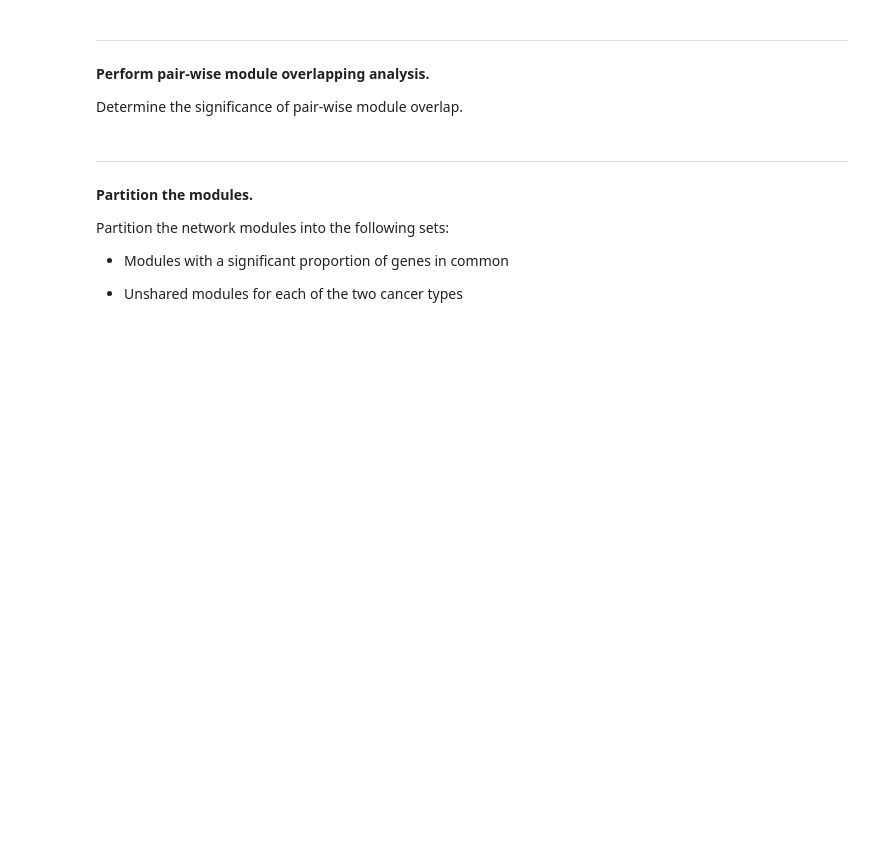
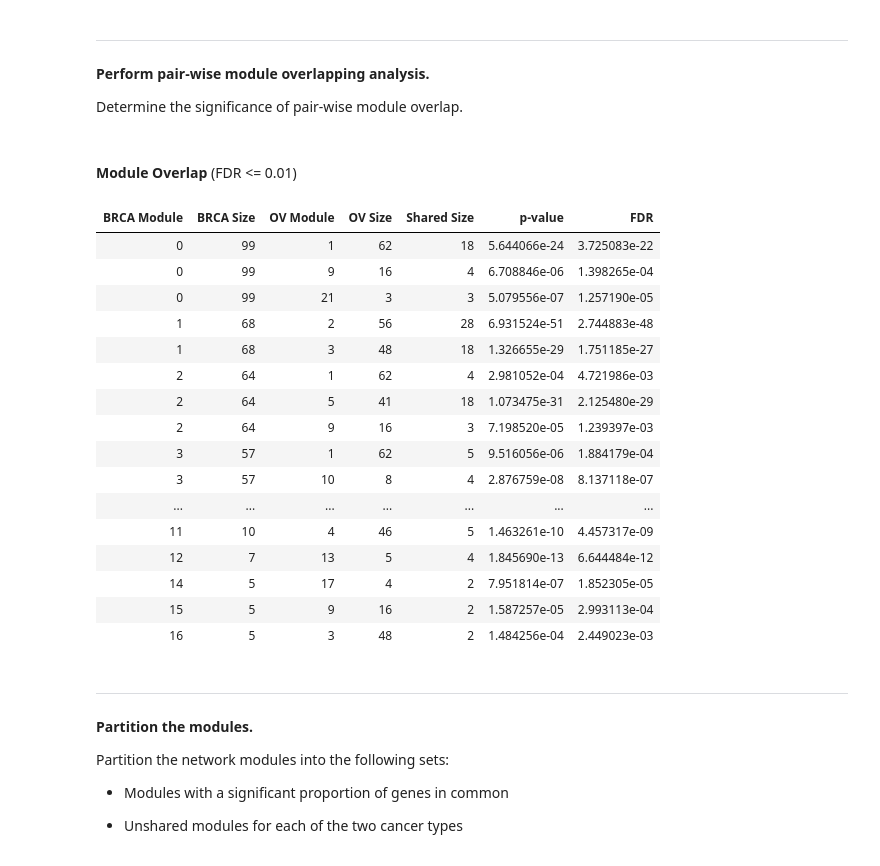
Before and after one commit to Niveda-S/workflows, a Jupyter notebook: CytoscapeReactomeFI.ipynb, the cells around one changed output. Cells and saved outputs as stored; diff of their text form; code cells hidden in the pictures; blank space fills up the shorter version.

Commit message:
minor editing related cancer-specific module checking

```diff
--- a/CytoscapeReactomeFI.ipynb
+++ b/CytoscapeReactomeFI.ipynb
@@ -692,16 +706,35 @@ Determine the significance of pair-wise module overlap.
 # %%
 # The analysis input.
 inputs = {'BRCA': brca_df, 'OV': ov_df}
 
 # Discover modules with significant overlap.
 # Reset the options below to change the number of modules.
 module_opts = dict(max_module_count=20, min_module_size=3)
 overlap_df = discover_overlap(BACKGROUND_GENE_CNT, inputs, **module_opts)
 
 # Make a data frame suitable for printing.
 # Reset the FDR *cutoff* to limit the number of modules
 # printed, or set to None to print all modules.
-print_overlap(overlap_df, cutoff=.0001)
+print_overlap(overlap_df, cutoff=.01)
+# %% [output]
+Module Overlap (FDR <= 0.01)
+| BRCA Module | BRCA Size | OV Module | OV Size | Shared Size | p-value | FDR |
+| 0 | 99 | 1 | 62 | 18 | 5.644066e-24 | 3.725083e-22 |
+| 0 | 99 | 9 | 16 | 4 | 6.708846e-06 | 1.398265e-04 |
+| 0 | 99 | 21 | 3 | 3 | 5.079556e-07 | 1.257190e-05 |
+| 1 | 68 | 2 | 56 | 28 | 6.931524e-51 | 2.744883e-48 |
+| 1 | 68 | 3 | 48 | 18 | 1.326655e-29 | 1.751185e-27 |
+| 2 | 64 | 1 | 62 | 4 | 2.981052e-04 | 4.721986e-03 |
+| 2 | 64 | 5 | 41 | 18 | 1.073475e-31 | 2.125480e-29 |
+| 2 | 64 | 9 | 16 | 3 | 7.198520e-05 | 1.239397e-03 |
+| 3 | 57 | 1 | 62 | 5 | 9.516056e-06 | 1.884179e-04 |
+| 3 | 57 | 10 | 8 | 4 | 2.876759e-08 | 8.137118e-07 |
+| ... | ... | ... | ... | ... | ... | ... |
+| 11 | 10 | 4 | 46 | 5 | 1.463261e-10 | 4.457317e-09 |
+| 12 | 7 | 13 | 5 | 4 | 1.845690e-13 | 6.644484e-12 |
+| 14 | 5 | 17 | 4 | 2 | 7.951814e-07 | 1.852305e-05 |
+| 15 | 5 | 9 | 16 | 2 | 1.587257e-05 | 2.993113e-04 |
+| 16 | 5 | 3 | 48 | 2 | 1.484256e-04 | 2.449023e-03 |
 # %% [markdown]
 ___
 
```
Also changed, not shown: parts of 7 cells of this notebook.
